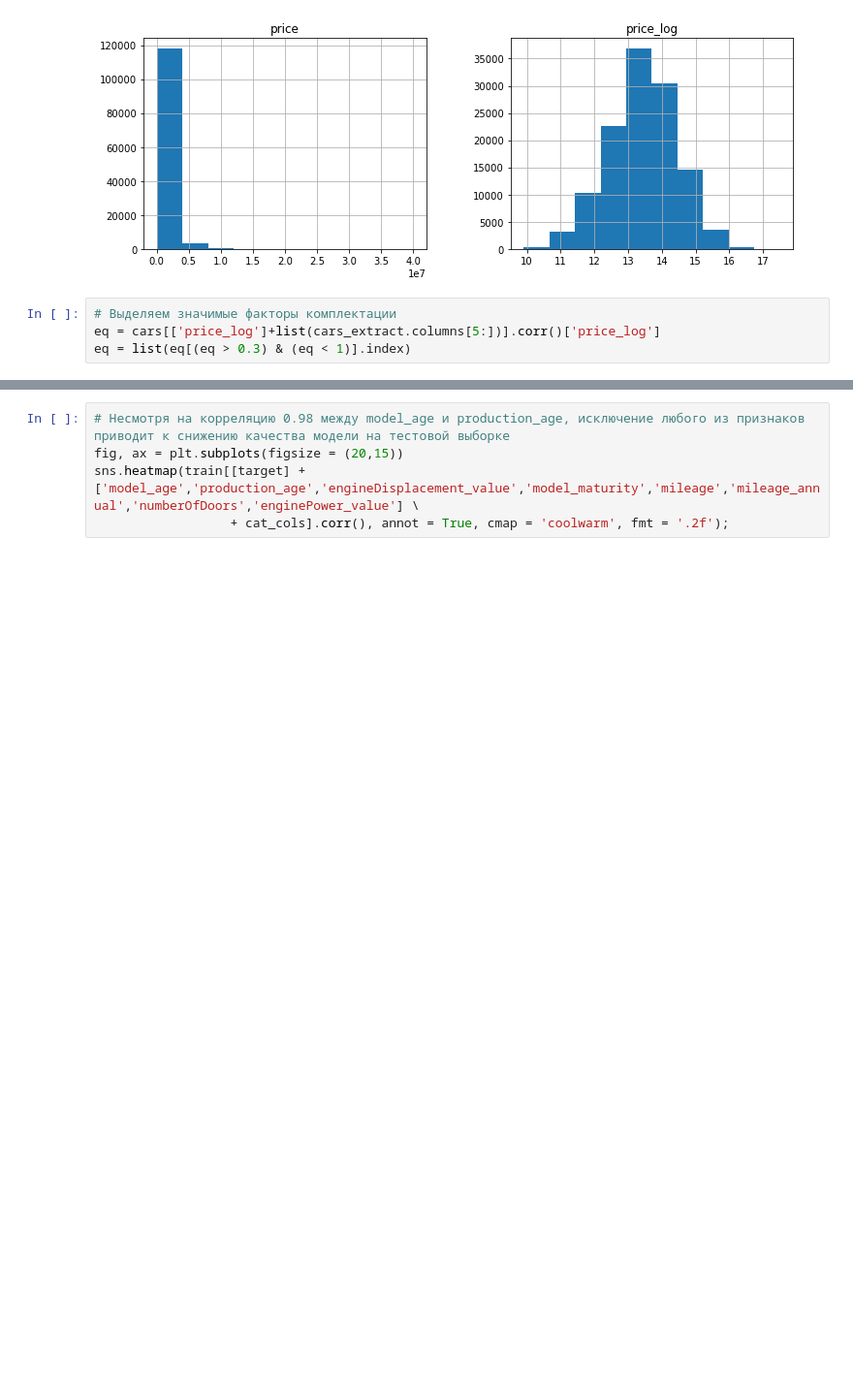
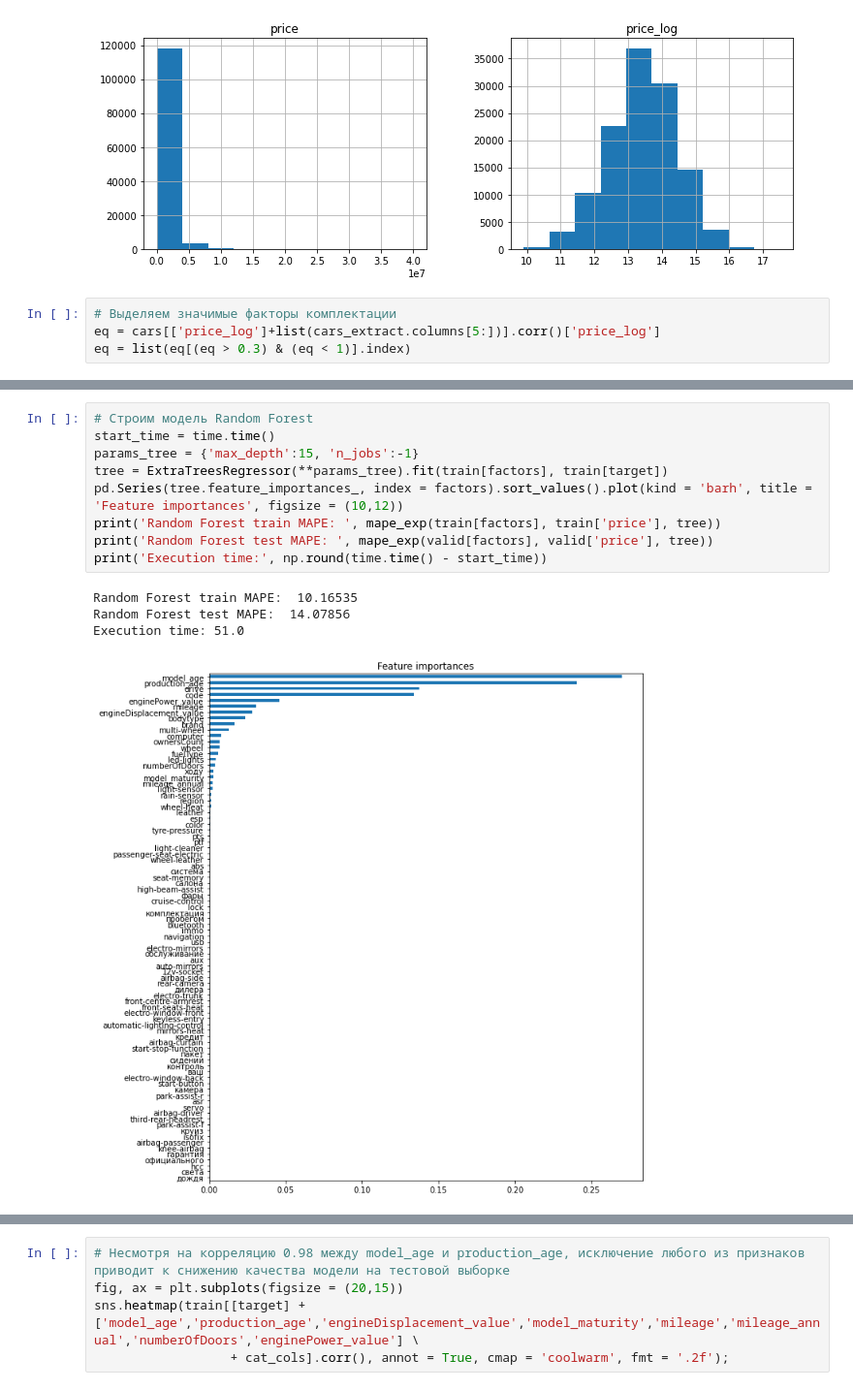
Before and after one commit to RomanRazumovsky/python_skillfactory, a Jupyter notebook: module_5/module_5.ipynb, the cells around one changed output, grey strips where cells are left out. Shown at 97% size. Saved outputs shown, nothing was run; the diff lists cells and outputs as text; blank space fills up the shorter version.

```diff
--- a/module_5/module_5.ipynb
+++ b/module_5/module_5.ipynb
@@ -447,0 +446,14 @@ Execution time: 66.0
+# %%
+# Строим модель Random Forest
+start_time = time.time()
+params_tree = {'max_depth':15, 'n_jobs':-1}
+tree = ExtraTreesRegressor(**params_tree).fit(train[factors], train[target])
+pd.Series(tree.feature_importances_, index = factors).sort_values().plot(kind = 'barh', title = 'Feature importances', figsize = (10,12))
+print('Random Forest train MAPE: ', mape_exp(train[factors], train['price'], tree))
+print('Random Forest test MAPE: ', mape_exp(valid[factors], valid['price'], tree))
+print('Execution time:', np.round(time.time() - start_time))
+# %% [output]
+Random Forest train MAPE:  10.16535
+Random Forest test MAPE:  14.07856
+Execution time: 51.0
+[figure, added]
```
Also changed, not shown: parts of 8 cells of this notebook.
